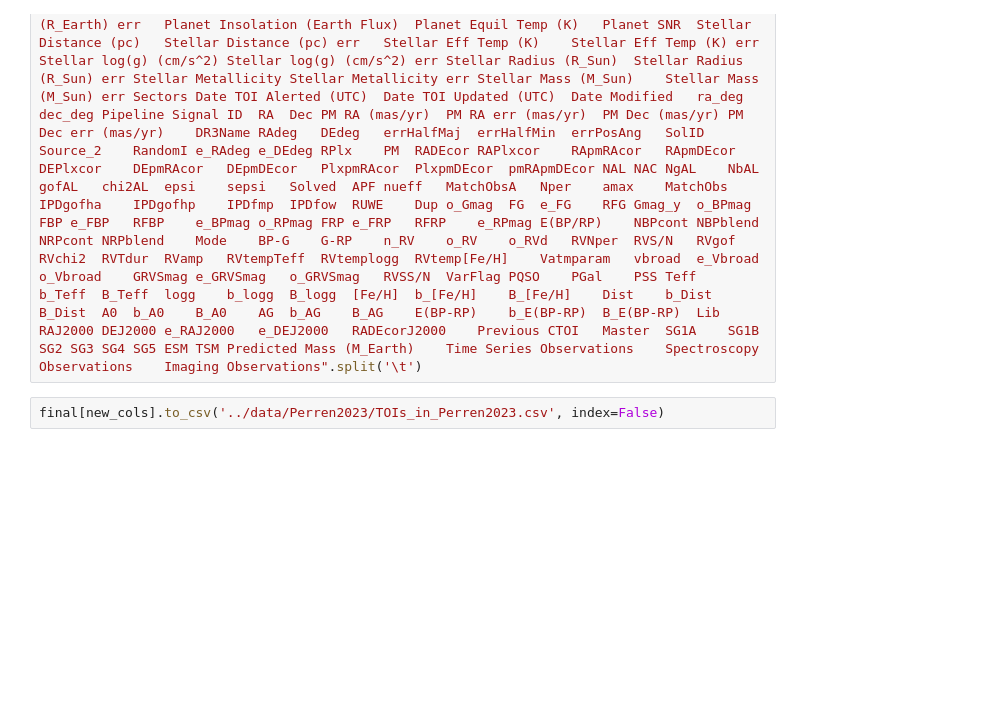
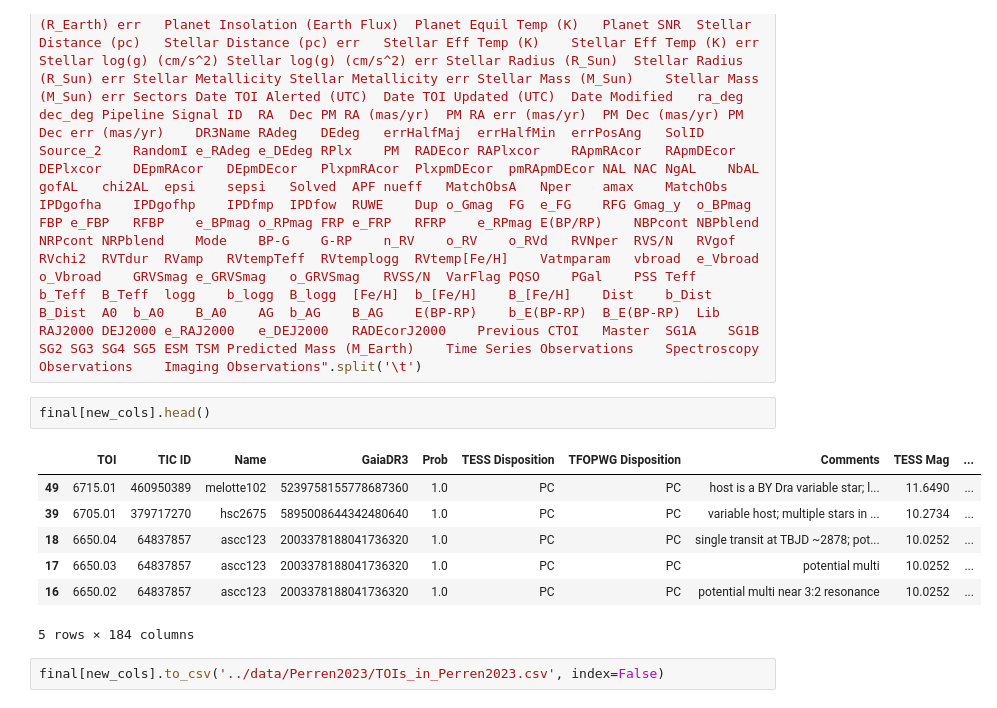
Before and after one commit to jpdeleon/wakai, a Jupyter notebook: notebooks/crossmatch_TOI_with_Perren2023.ipynb, the cells around one changed output. Drawn from its saved outputs; the diff is of its cells as text; blank space fills up the shorter version.

```diff
--- a/notebooks/crossmatch_TOI_with_Perren2023.ipynb
+++ b/notebooks/crossmatch_TOI_with_Perren2023.ipynb
@@ -98,2 +111,12 @@ new_cols = "TOI	TIC ID	Name	GaiaDR3	Prob	TESS Disposition	TFOPWG Disposition	Com
+# %%
+final[new_cols].head()
+# %% [output]
+|  | TOI | TIC ID | Name | GaiaDR3 | Prob | TESS Disposition | TFOPWG Disposition | Comments | TESS Mag | ... |
+| 49 | 6715.01 | 460950389 | melotte102 | 5239758155778687360 | 1.0 | PC | PC | host is a BY Dra variable star; l... | 11.6490 | ... |
+| 39 | 6705.01 | 379717270 | hsc2675 | 5895008644342480640 | 1.0 | PC | PC | variable host; multiple stars in ... | 10.2734 | ... |
+| 18 | 6650.04 | 64837857 | ascc123 | 2003378188041736320 | 1.0 | PC | PC | single transit at TBJD ~2878; pot... | 10.0252 | ... |
+| 17 | 6650.03 | 64837857 | ascc123 | 2003378188041736320 | 1.0 | PC | PC | potential multi | 10.0252 | ... |
+| 16 | 6650.02 | 64837857 | ascc123 | 2003378188041736320 | 1.0 | PC | PC | potential multi near 3:2 resonance | 10.0252 | ... |
+5 rows × 184 columns
 # %%
 final[new_cols].to_csv('../data/Perren2023/TOIs_in_Perren2023.csv', index=False)
```
Also changed, not shown: parts of 12 cells of this notebook, 17 other files.
